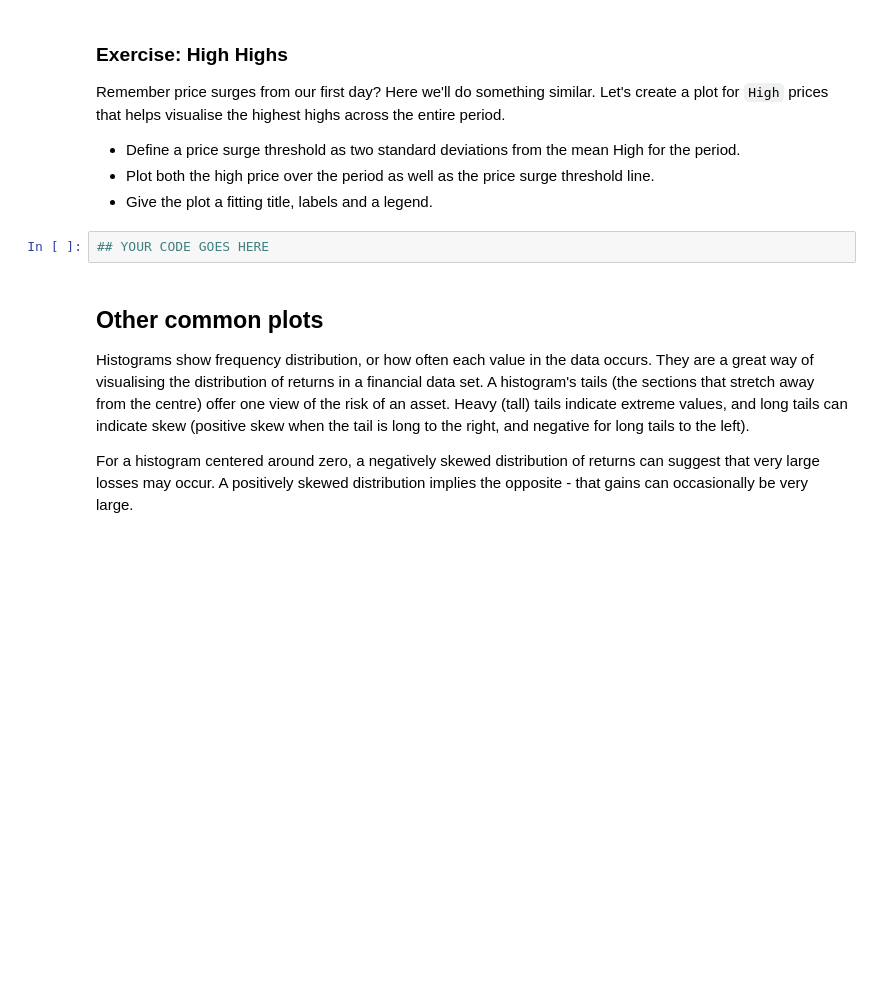
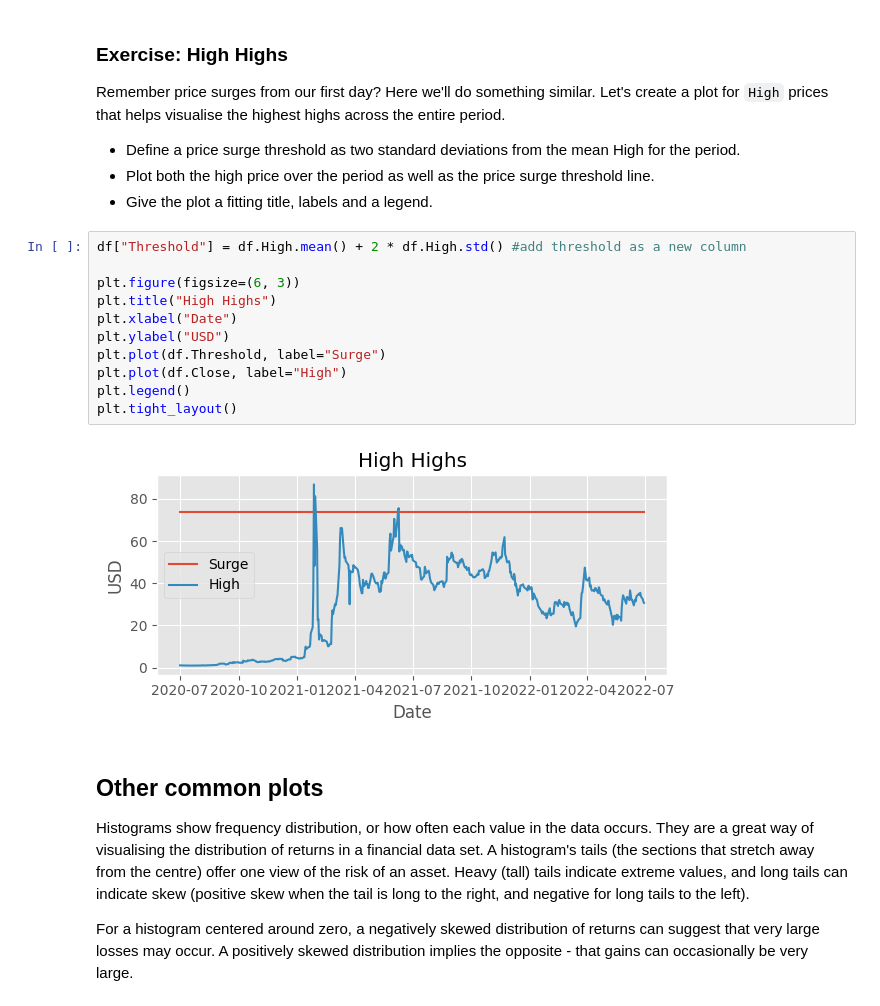
Before and after one commit to Imperial-Business-School/python-for-finance-Sophie222222, a Jupyter notebook: 05. Visualisation.ipynb, the cells around one changed output. Drawn from its saved outputs; the diff is of its cells as text; blank space fills up the shorter version.

```diff
--- a/05. Visualisation.ipynb
+++ b/05. Visualisation.ipynb
@@ -88,8 +88,19 @@ Remember price surges from our first day? Here we'll do something similar. Let's
 - Define a price surge threshold as two standard deviations from the mean High for the period.
 - Plot both the high price over the period as well as the price surge threshold line.
 - Give the plot a fitting title, labels and a legend.
-# %%
-## YOUR CODE GOES HERE
+# %%
+df["Threshold"] = df.High.mean() + 2 * df.High.std() #add threshold as a new column
+
+plt.figure(figsize=(6, 3))
+plt.title("High Highs")
+plt.xlabel("Date")
+plt.ylabel("USD")
+plt.plot(df.Threshold, label="Surge")
+plt.plot(df.Close, label="High")
+plt.legend()
+plt.tight_layout()
+# %% [output]
+[figure, added]
 # %% [markdown]
 ## Other common plots
 
```
Also changed, not shown: 2 other files.
